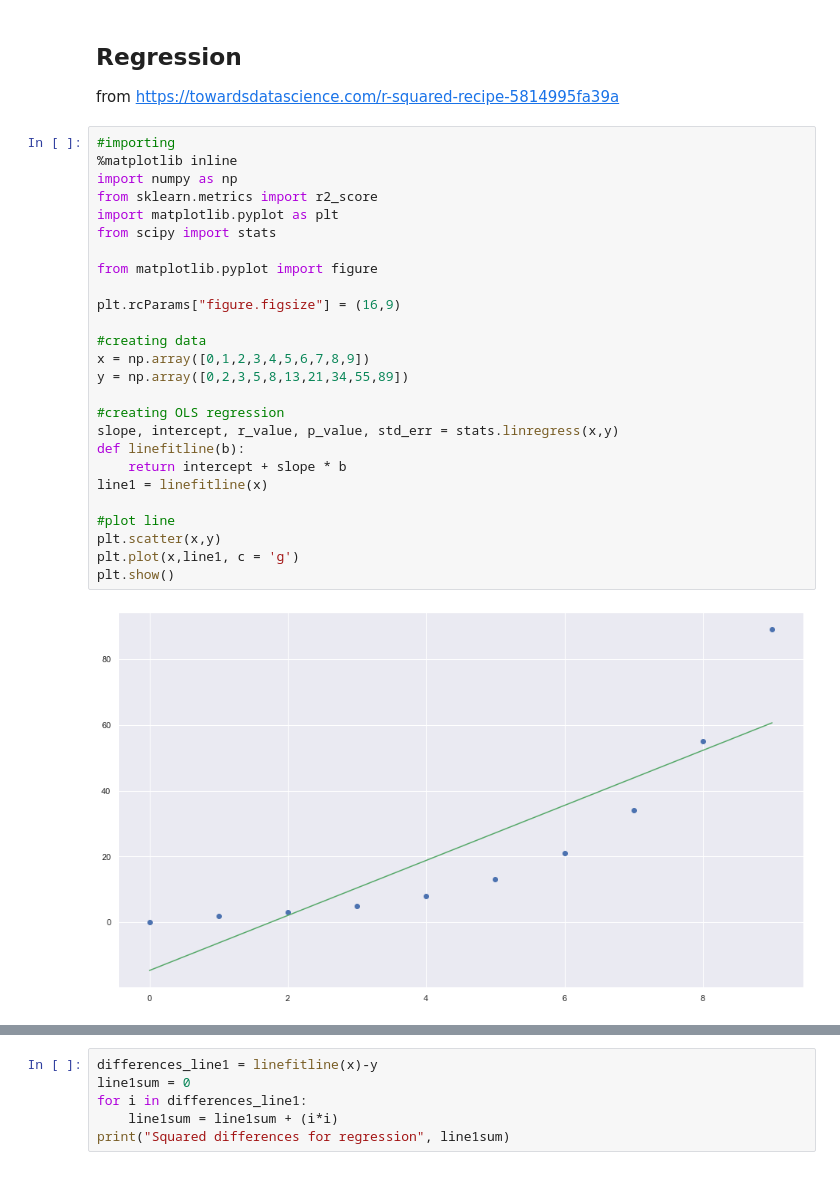
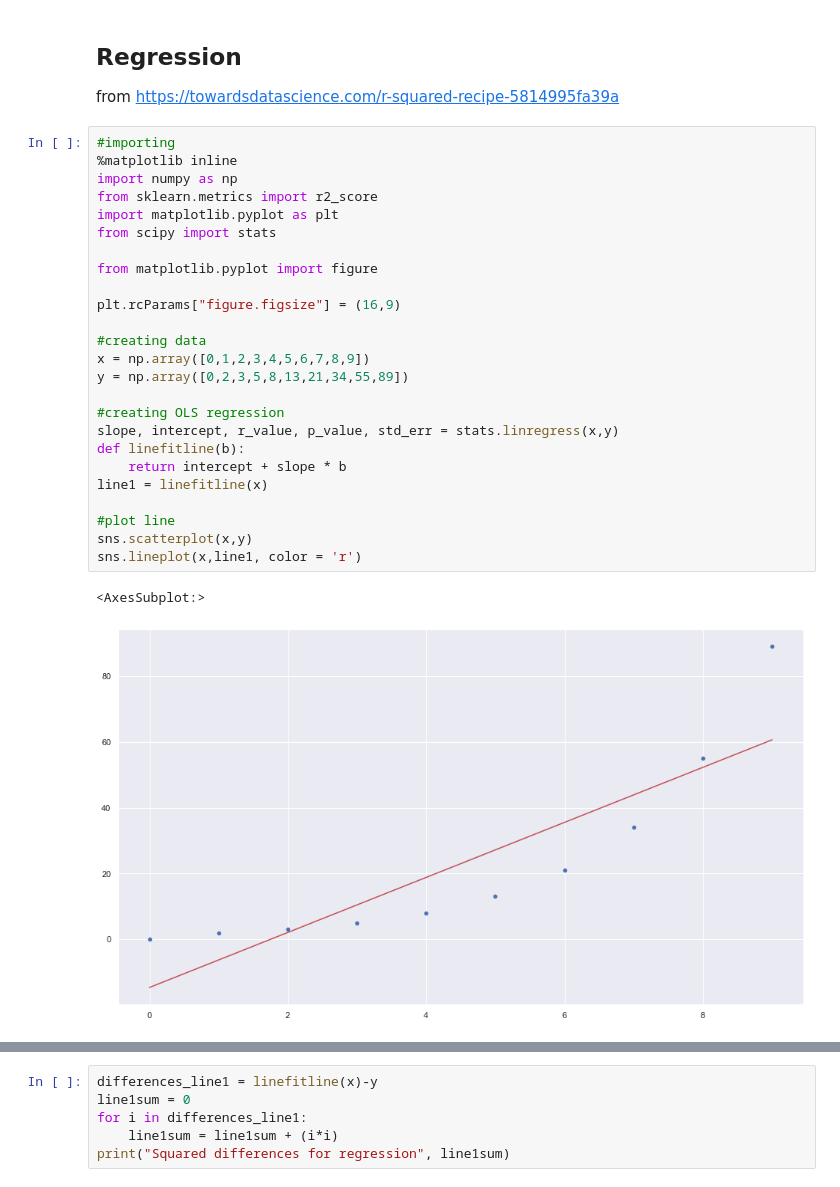
Before and after one commit to vvseva/DS_DAPS, a Jupyter notebook: 4-lab/4-prediction.ipynb, the cells around one changed output, grey strips where cells are left out. Drawn from its saved outputs; the diff is of its cells as text.

```diff
--- a/4-lab/4-prediction.ipynb
+++ b/4-lab/4-prediction.ipynb
@@ -214,30 +264,30 @@ from https://towardsdatascience.com/r-squared-recipe-5814995fa39a
 # %%
 #importing
 %matplotlib inline
 import numpy as np
 from sklearn.metrics import r2_score
 import matplotlib.pyplot as plt
 from scipy import stats
 
 from matplotlib.pyplot import figure
 
 plt.rcParams["figure.figsize"] = (16,9)
 
 #creating data
 x = np.array([0,1,2,3,4,5,6,7,8,9])
 y = np.array([0,2,3,5,8,13,21,34,55,89])
 
 #creating OLS regression
 slope, intercept, r_value, p_value, std_err = stats.linregress(x,y)
 def linefitline(b):
     return intercept + slope * b
 line1 = linefitline(x)
 
 #plot line
-plt.scatter(x,y)
-plt.plot(x,line1, c = 'g')
-plt.show()
+sns.scatterplot(x,y)
+sns.lineplot(x,line1, color = 'r')
 # %% [output]
+<AxesSubplot:>
-[figure, old version]
+[figure, new version]
 # %%
 line2 = np.full(10,[y.mean()])
```
Also changed, not shown: parts of 18 cells of this notebook, 2 other files.
